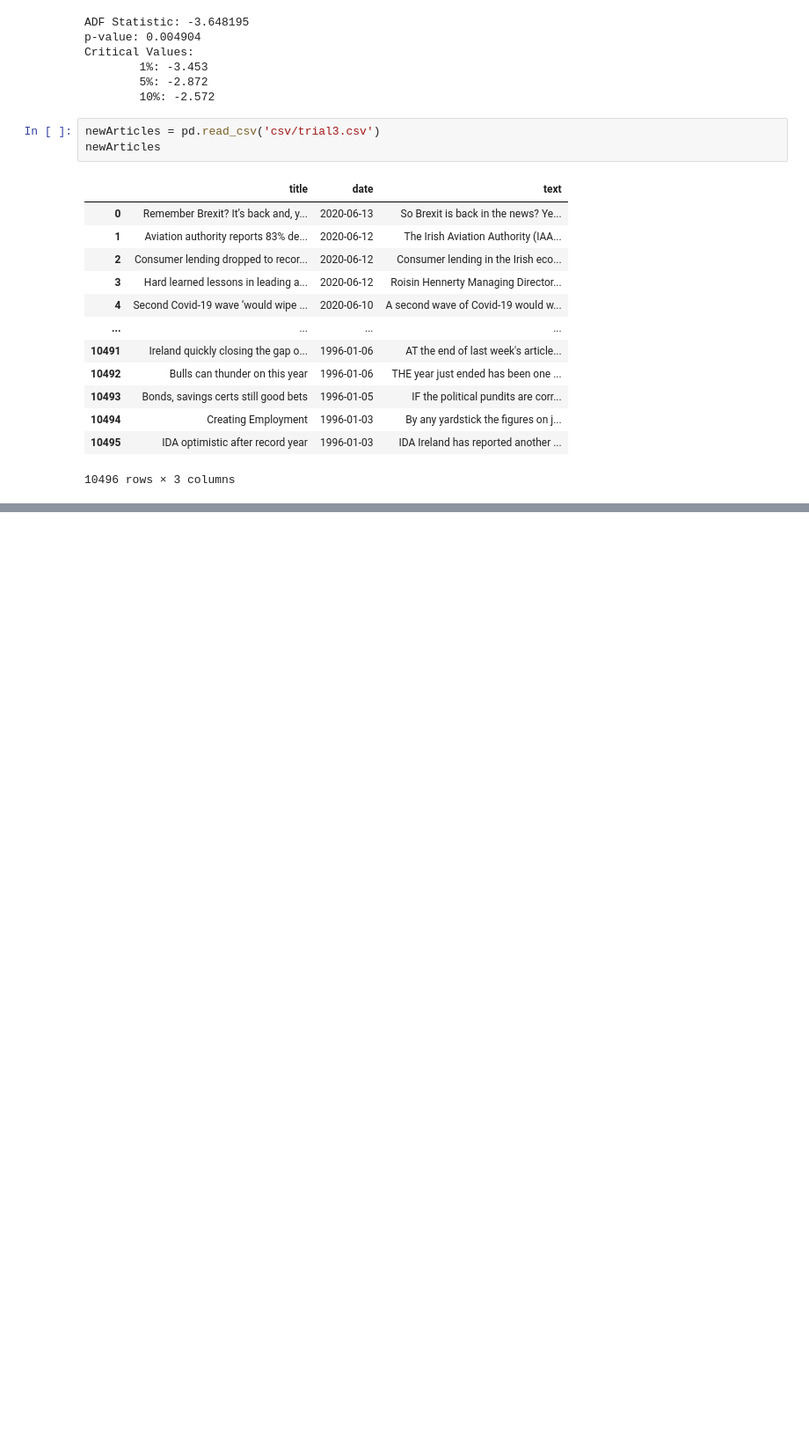
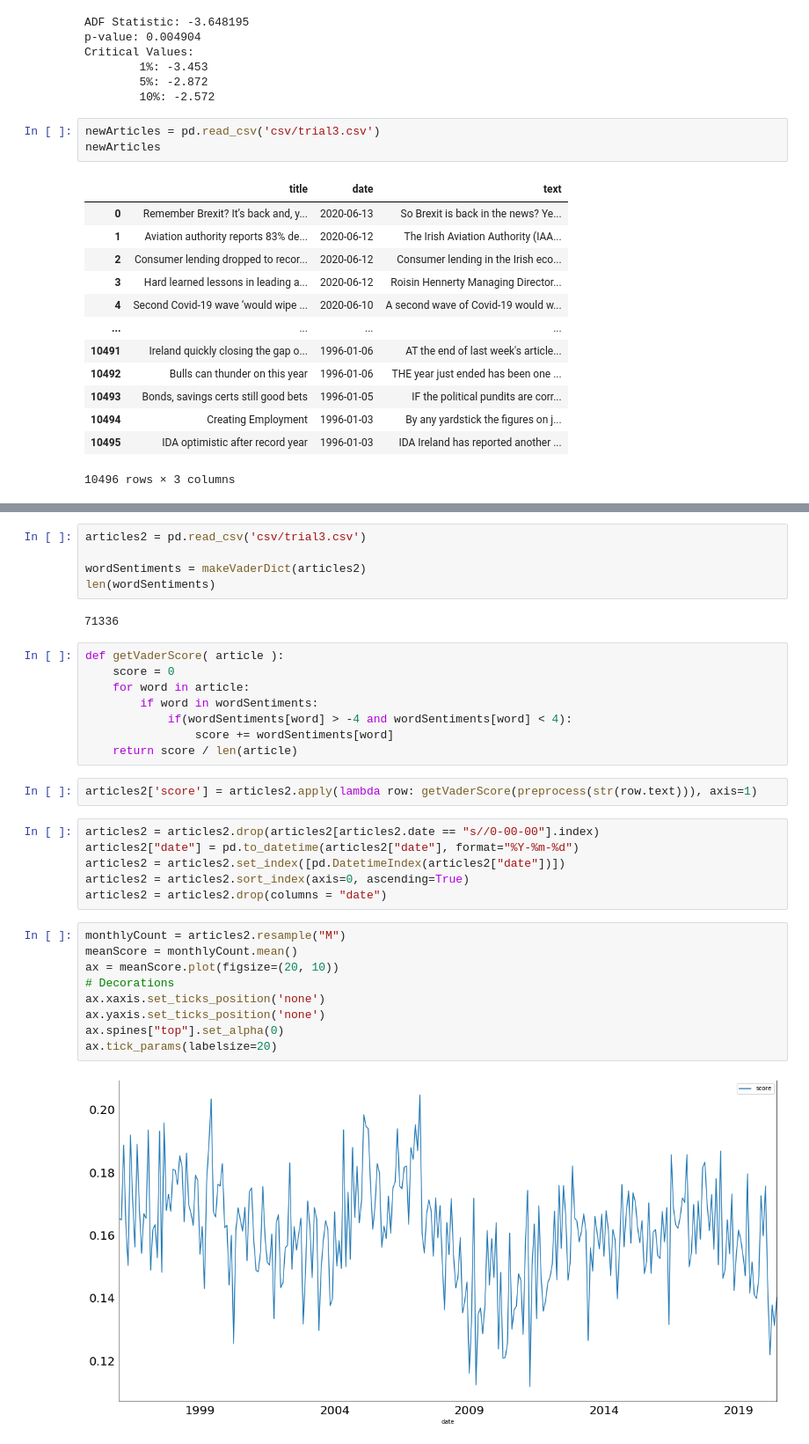
Before and after one commit to OisinNolan/Irish_Economy_Sentiment_Analysis, a Jupyter notebook: Sentiment_analysis_experiments.ipynb, the cells around one changed output, grey strips where cells are left out. Shown: that part at 88% size. Cells and saved outputs as stored; diff of their text form; blank space fills up the shorter version.

Commit message:
Vader sentiment added

```diff
--- a/Sentiment_analysis_experiments.ipynb
+++ b/Sentiment_analysis_experiments.ipynb
@@ -136,0 +206,34 @@ newArticles
+# %%
+articles2 = pd.read_csv('csv/trial3.csv')
+
+wordSentiments = makeVaderDict(articles2)
+len(wordSentiments)
+# %% [output]
+71336
+# %%
+def getVaderScore( article ):
+    score = 0
+    for word in article:
+        if word in wordSentiments:
+            if(wordSentiments[word] > -4 and wordSentiments[word] < 4):
+                score += wordSentiments[word]
+    return score / len(article)
+# %%
+articles2['score'] = articles2.apply(lambda row: getVaderScore(preprocess(str(row.text))), axis=1)
+# %%
+articles2 = articles2.drop(articles2[articles2.date == "s//0-00-00"].index)
+articles2["date"] = pd.to_datetime(articles2["date"], format="%Y-%m-%d")
+articles2 = articles2.set_index([pd.DatetimeIndex(articles2["date"])])
+articles2 = articles2.sort_index(axis=0, ascending=True)
+articles2 = articles2.drop(columns = "date")
+# %%
+monthlyCount = articles2.resample("M")
+meanScore = monthlyCount.mean()
+ax = meanScore.plot(figsize=(20, 10))
+# Decorations
+ax.xaxis.set_ticks_position('none')
+ax.yaxis.set_ticks_position('none')
+ax.spines["top"].set_alpha(0)
+ax.tick_params(labelsize=20)
+# %% [output]
+[figure, added]
```
Also changed, not shown: parts of 4 cells of this notebook.
